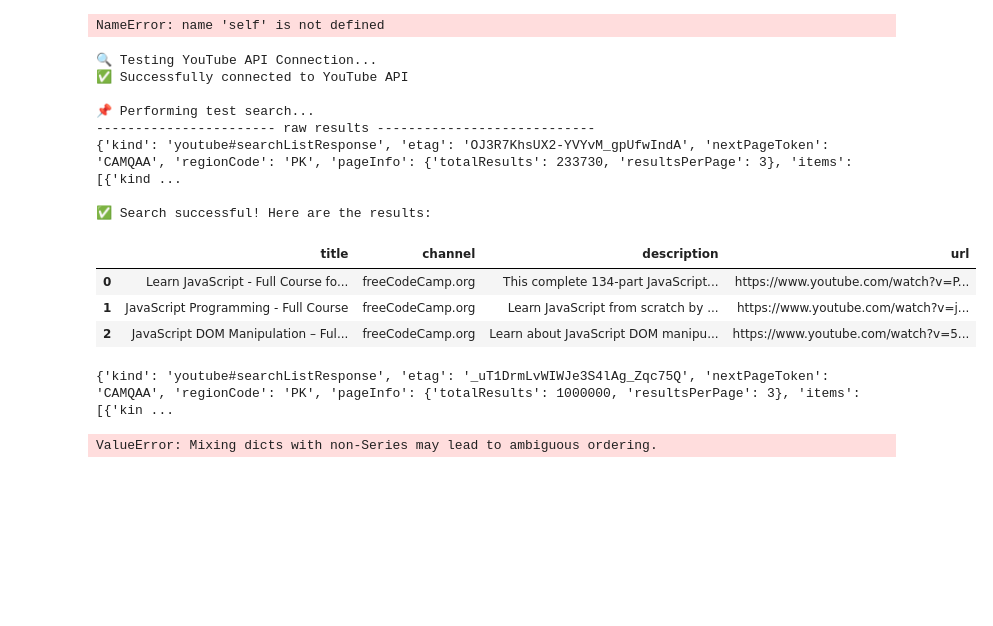
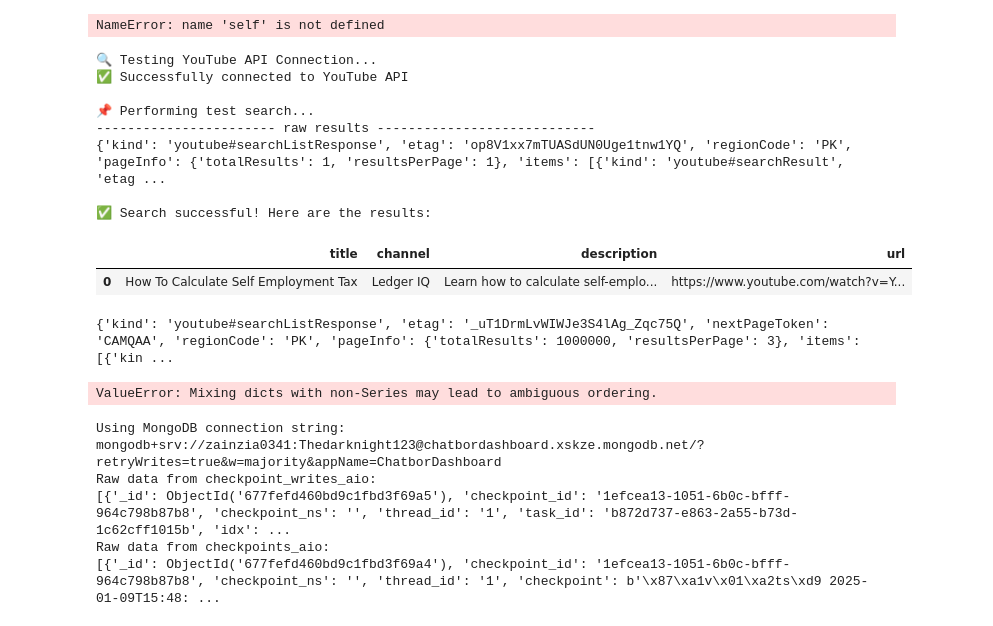
Before and after one commit to ZainZia0341/book-keeping-testing, a Jupyter notebook: testing.ipynb, the cells around one changed output. Cells and saved outputs as stored; diff of their text form; code cells hidden in the pictures; blank space fills up the shorter version.

```diff
--- a/testing.ipynb
+++ b/testing.ipynb
@@ -1251,7 +1251,7 @@ import json
 import os
 
 YOUTUBE_API_KEY = os.environ.get("YOUTUBE_API")
-channel_id = "UC8butISFwT-Wl7EV0hUK0BQ" # freeCodeCamp # "UC_x5XG1OV2P6uZZ5FSM9Ttw" # Google Developers channel
+channel_id = os.environ.get("CHANNEL_ID") # freeCodeCamp # "UC_x5XG1OV2P6uZZ5FSM9Ttw" # Google Developers channel
 
 def test_youtube_api():
     """Simple test for YouTube API functionality"""
@@ -1266,7 +1266,7 @@ def test_youtube_api():
         print("\n📌 Performing test search...")
         search_request = youtube.search().list(
             part="snippet",
-            q="javaScript toturial",
+            q="How To Calculate Self Employment Tax",
             type="video",
             channelId=channel_id,
             maxResults=3
@@ -1286,37 +1286,35 @@ def test_youtube_api():
                 'url': f"https://www.youtube.com/watch?v={item['id']['videoId']}"
             })
 
         # Display results
         if videos:
             print("\n✅ Search successful! Here are the results:")
             df = pd.DataFrame(videos)
             display(df)
         else:
             print("❌ No videos found")
 
     except HttpError as e:
         error_details = json.loads(e.content)
         print(f"\n❌ HTTP Error occurred:")
         print(f"Status Code: {e.resp.status}")
         print(f"Error Message: {error_details['error']['message']}")
     except Exception as e:
         print(f"\n❌ An error occurred: {str(e)}")
 
 # Run the test
 test_youtube_api()
 # %% [output]
 🔍 Testing YouTube API Connection...
 ✅ Successfully connected to YouTube API
 
 📌 Performing test search...
 ----------------------- raw results ----------------------------
-{'kind': 'youtube#searchListResponse', 'etag': 'OJ3R7KhsUX2-YVYvM_gpUfwIndA', 'nextPageToken': 'CAMQAA', 'regionCode': 'PK', 'pageInfo': {'totalResults': 233730, 'resultsPerPage': 3}, 'items': [{'kind ...
+{'kind': 'youtube#searchListResponse', 'etag': 'op8V1xx7mTUASdUN0Uge1tnw1YQ', 'regionCode': 'PK', 'pageInfo': {'totalResults': 1, 'resultsPerPage': 1}, 'items': [{'kind': 'youtube#searchResult', 'etag ...
 
 ✅ Search successful! Here are the results:
 |  | title | channel | description | url |
-| 0 | Learn JavaScript - Full Course fo... | freeCodeCamp.org | This complete 134-part JavaScript... | https://www.youtube.com/watch?v=P... |
-| 1 | JavaScript Programming - Full Course | freeCodeCamp.org | Learn JavaScript from scratch by ... | https://www.youtube.com/watch?v=j... |
-| 2 | JavaScript DOM Manipulation – Ful... | freeCodeCamp.org | Learn about JavaScript DOM manipu... | https://www.youtube.com/watch?v=5... |
+| 0 | How To Calculate Self Employment Tax | Ledger IQ | Learn how to calculate self-emplo... | https://www.youtube.com/watch?v=Y... |
 # %%
 from All_Nodes_and_Agent import search_youtube_videos
 import pandas as pd
@@ -1327,3 +1325,63 @@ display(df)
 # %% [output]
 {'kind': 'youtube#searchListResponse', 'etag': '_uT1DrmLvWIWJe3S4lAg_Zqc75Q', 'nextPageToken': 'CAMQAA', 'regionCode': 'PK', 'pageInfo': {'totalResults': 1000000, 'resultsPerPage': 3}, 'items': [{'kin ...
 ValueError: Mixing dicts with non-Series may lead to ambiguous ordering.
+# %%
+import pymongo
+from pymongo import MongoClient
+import pandas as pd
+import os
+
+# Debug: Print MongoDB URI to confirm it's fetched correctly
+CONNECTION_STRING = os.environ.get("MONGODB_URI")
+if not CONNECTION_STRING:
+    raise ValueError("MONGODB_URI is not set in the environment variables")
+
+print(f"Using MongoDB connection string: {CONNECTION_STRING}")
+
+# Connect to MongoDB
+client = MongoClient(CONNECTION_STRING)
+
+# Specify the database and collections
+db_name = 'checkpointing_db'
+collection1_name = 'checkpoint_writes_aio'
+collection2_name = 'checkpoints_aio'
+
+db = client[db_name]
+collection1 = db[collection1_name]
+collection2 = db[collection2_name]
+
+# Fetch data from the collections
+data1 = list(collection1.find({}))  # Explicitly use an empty filter
+data2 = list(collection2.find({}))  # Explicitly use an empty filter
+
+# Debug: Print raw data
+print("Raw data from checkpoint_writes_aio:")
+print(data1)
+
+print("Raw data from checkpoints_aio:")
+print(data2)
+
+# Convert the data to pandas DataFrames for better visualization
+df1 = pd.DataFrame(data1)
+df2 = pd.DataFrame(data2)
+
+# Display the data
+def display_data(df, collection_name):
+    print(f"Data from {collection_name}:")
+    if df.empty:
+        print("No data found.")
+    else:
+        print(df.head())
+
+# Display data from both collections
+display_data(df1, collection1_name)
+display_data(df2, collection2_name)
+
+# Close the connection
+client.close()
+# %% [output]
+Using MongoDB connection string: mongodb+srv://zainzia0341:Thedarknight123@chatbordashboard.xskze.mongodb.net/?retryWrites=true&w=majority&appName=ChatborDashboard
+Raw data from checkpoint_writes_aio:
+[{'_id': ObjectId('677fefd460bd9c1fbd3f69a5'), 'checkpoint_id': '1efcea13-1051-6b0c-bfff-964c798b87b8', 'checkpoint_ns': '', 'thread_id': '1', 'task_id': 'b872d737-e863-2a55-b73d-1c62cff1015b', 'idx': ...
+Raw data from checkpoints_aio:
+[{'_id': ObjectId('677fefd460bd9c1fbd3f69a4'), 'checkpoint_id': '1efcea13-1051-6b0c-bfff-964c798b87b8', 'checkpoint_ns': '', 'thread_id': '1', 'checkpoint': b'\x87\xa1v\x01\xa2ts\xd9 2025-01-09T15:48: ...
```
Also changed, not shown: parts of 11 cells of this notebook, 7 other files.
